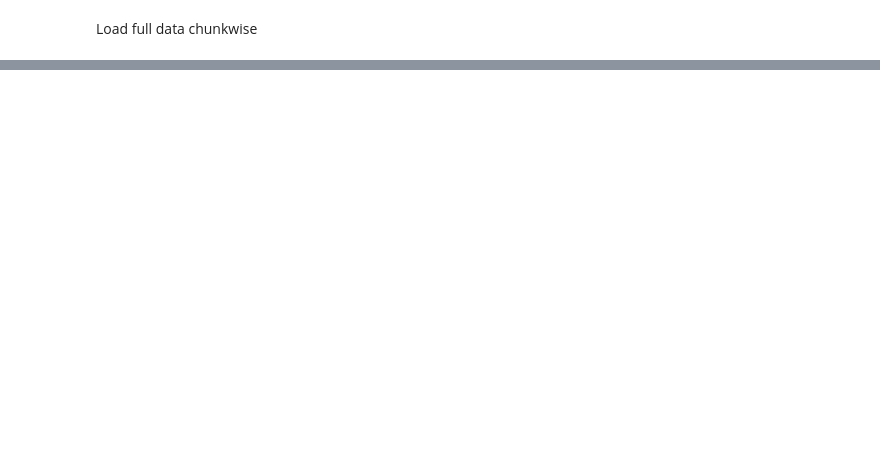
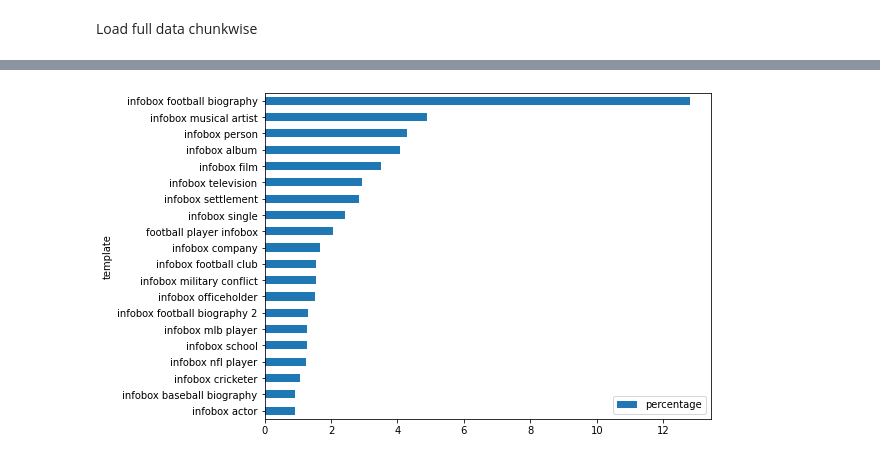
Before and after one commit to HPI-Information-Systems/wikipedia_cleanup, a Jupyter notebook: data_exploration/Full_data_exploration.ipynb, the cells around one changed output, grey strips where cells are left out. Cells and saved outputs as stored; diff of their text form; code cells hidden in the pictures; blank space fills up the shorter version.

Commit message:
add analyses on full data

```diff
--- a/data_exploration/Full_data_exploration.ipynb
+++ b/data_exploration/Full_data_exploration.ipynb
@@ -6,0 +33,2 @@ NameError: name 'Sequence' is not defined
+# %%
+data = data.rename(columns={"value_valid_from": "timestamp"})
@@ -6,0 +39,4 @@ NameError: name 'Sequence' is not defined
+# %%
+popular_template_types = data.groupby(['template'])['page_title'].count().reset_index().rename(columns={'page_title':'count'})
+# %%
+popular_template_types['percentage'] = popular_template_types['count']*100 / popular_template_types['count'].sum()
@@ -6,0 +45,2 @@ NameError: name 'Sequence' is not defined
+# %%
+top20_template_types = popular_template_types.sort_values('count', ascending=False)[:20]
@@ -6,0 +67,5 @@ NameError: name 'Sequence' is not defined
+# %%
+top20_template_types.sort_values('count', ascending=True).plot.barh(x='template', y='percentage', figsize=(8,6))
+plt.show()
+# %% [output]
+[figure, added]
```
Also changed, not shown: parts of 31 cells of this notebook, 1 other file.
